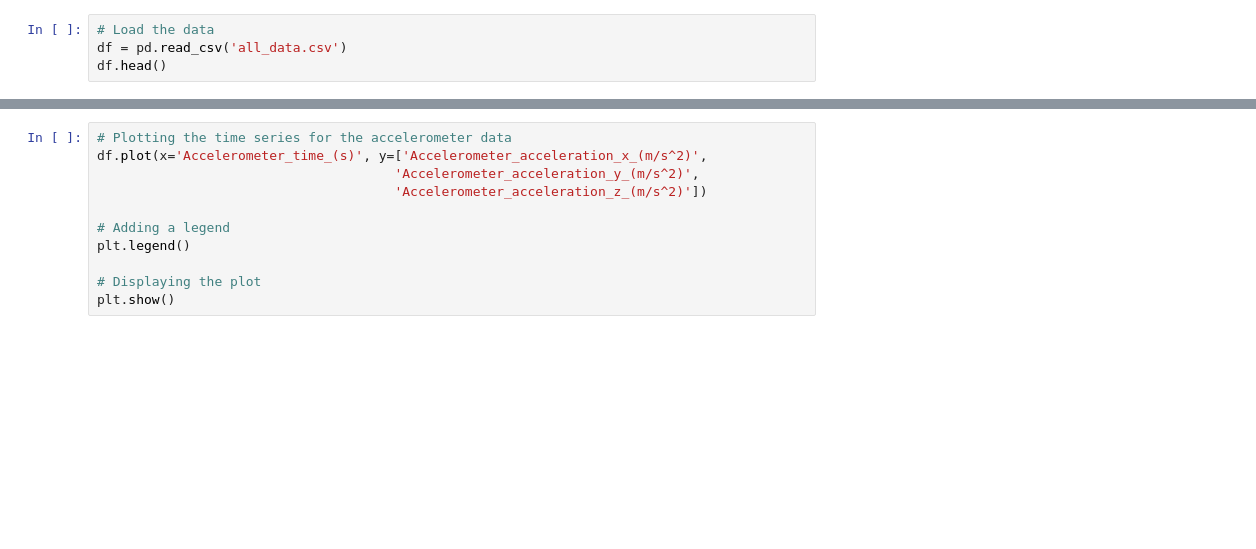
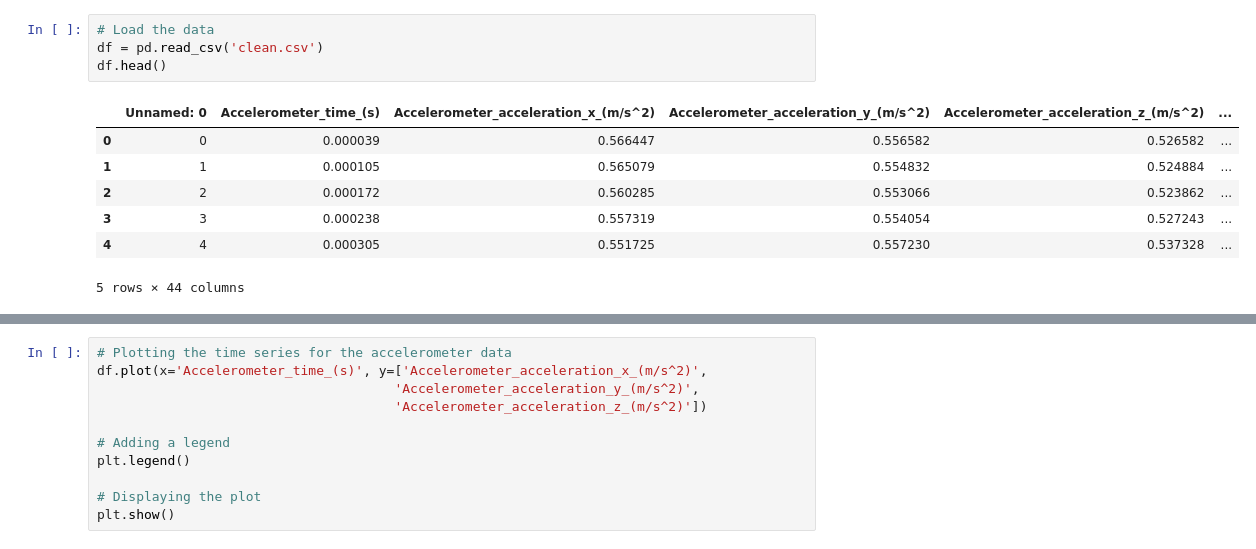
Before and after one commit to RaulSantanaTrejo/ML4QS_fall_intensity_detection, a Jupyter notebook: preprocessing/EDA.ipynb, the cells around one changed output, grey strips where cells are left out. Saved outputs shown, nothing was run; the diff lists cells and outputs as text; blank space fills up the shorter version.

```diff
--- a/preprocessing/EDA.ipynb
+++ b/preprocessing/EDA.ipynb
@@ -22,4 +4,12 @@ ModuleNotFoundError: No module named 'matplotlib.pyplot'
 # %%
 # Load the data
-df = pd.read_csv('all_data.csv')
+df = pd.read_csv('clean.csv')
 df.head()
+# %% [output]
+|  | Unnamed: 0 | Accelerometer_time_(s) | Accelerometer_acceleration_x_(m/s^2) | Accelerometer_acceleration_y_(m/s^2) | Accelerometer_acceleration_z_(m/s^2) | ... |
+| 0 | 0 | 0.000039 | 0.566447 | 0.556582 | 0.526582 | ... |
+| 1 | 1 | 0.000105 | 0.565079 | 0.554832 | 0.524884 | ... |
+| 2 | 2 | 0.000172 | 0.560285 | 0.553066 | 0.523862 | ... |
+| 3 | 3 | 0.000238 | 0.557319 | 0.554054 | 0.527243 | ... |
+| 4 | 4 | 0.000305 | 0.551725 | 0.557230 | 0.537328 | ... |
+5 rows × 44 columns
```
Also changed, not shown: parts of 5 cells of this notebook, 2 other files.
